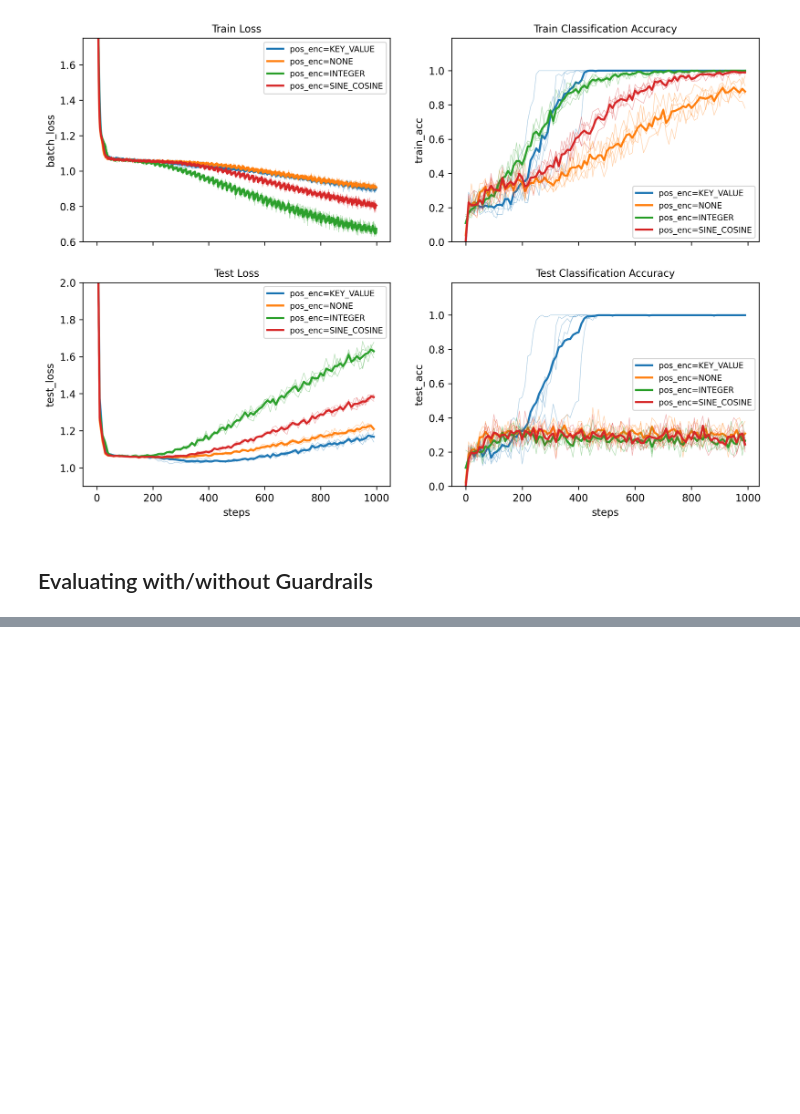
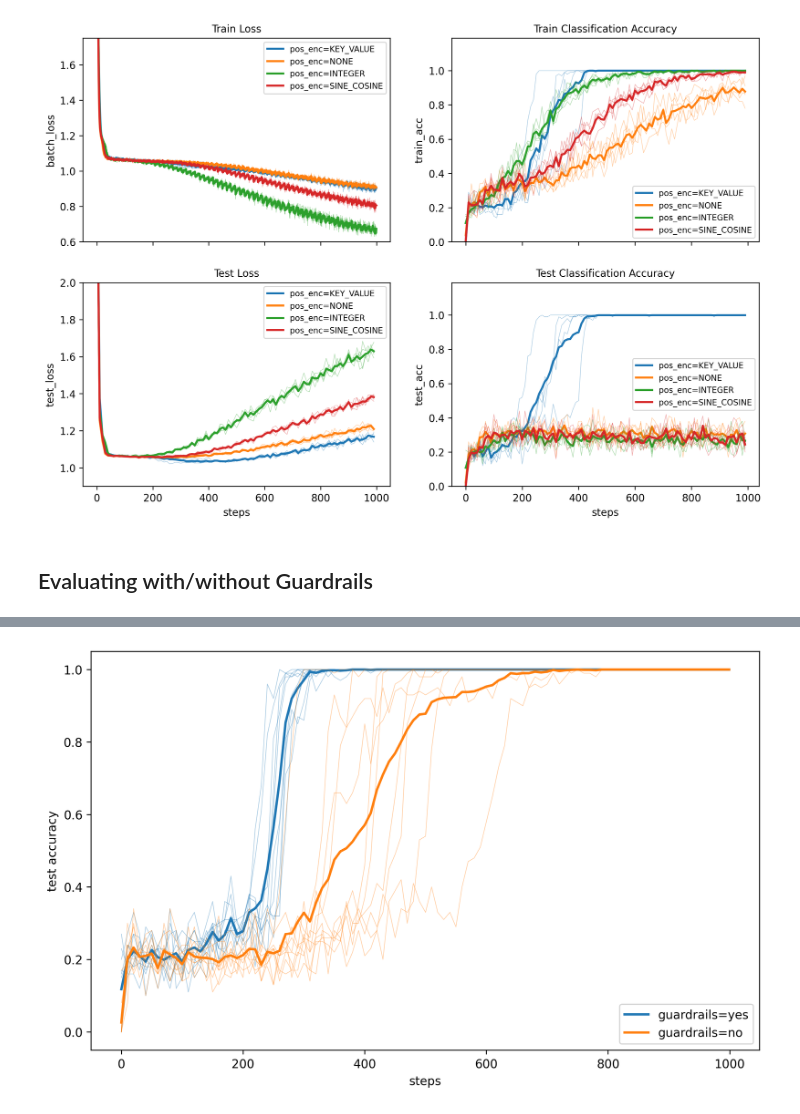
Before and after one commit to rueckstiess/origami, a Jupyter notebook: notebooks/dungeon-results.ipynb, the cells around one changed output, grey strips where cells are left out. Saved outputs shown, nothing was run; the diff lists cells and outputs as text; code cells hidden in the pictures; blank space fills up the shorter version.

Commit message:
calculate n_success and plot ablation guardrails figure.

```diff
--- a/notebooks/dungeon-results.ipynb
+++ b/notebooks/dungeon-results.ipynb
@@ -362,0 +392,51 @@ ax[1, 1].set_ylim(0.0, 1.19)
+# %%
+import matplotlib.pyplot as plt
+
+# Create figure with white background
+plt.figure(figsize=(10, 6), dpi=300, facecolor="white")
+ax = plt.gca()
+ax.set_facecolor("white")
+
+# matplotlib standard color palette first 2 colors
+colors = ["#1f77b4", "#ff7f0e", "#2ca02c", "#d62728", "#9467bd", "#8c564b"]
+
+
+plot_scalar_history(
+    runs_gr,
+    fig=fig,
+    ax=ax,
+    color=colors[0],
+    scalar="test_acc",
+    label_flags=["model.guardrails"],
+    plot_means=True,
+)
+
+plot_scalar_history(
+    runs_no_gr,
+    fig=fig,
+    ax=ax,
+    color=colors[1],
+    scalar="test_acc",
+    label_flags=["model.guardrails"],
+    plot_means=True,
+)
+
+# clear title
+ax.set_title("")
+
+# set y-axis label to test accuracy
+ax.set_ylabel("test accuracy")
+
+# move legend to bottom right corner
+ax.legend(
+    loc="lower right",
+    fontsize=10,
+)
+
+# replace legend text
+for text in ax.get_legend().get_texts():
+    text.set_text(text.get_text().replace("model.guardrails", "guardrails"))
+    text.set_text(text.get_text().replace("NONE", "no"))
+    text.set_text(text.get_text().replace("STRUCTURE_AND_VALUES", "yes"))
+# %% [output]
+[figure, added]
```
Also changed, not shown: parts of 2 cells of this notebook.
